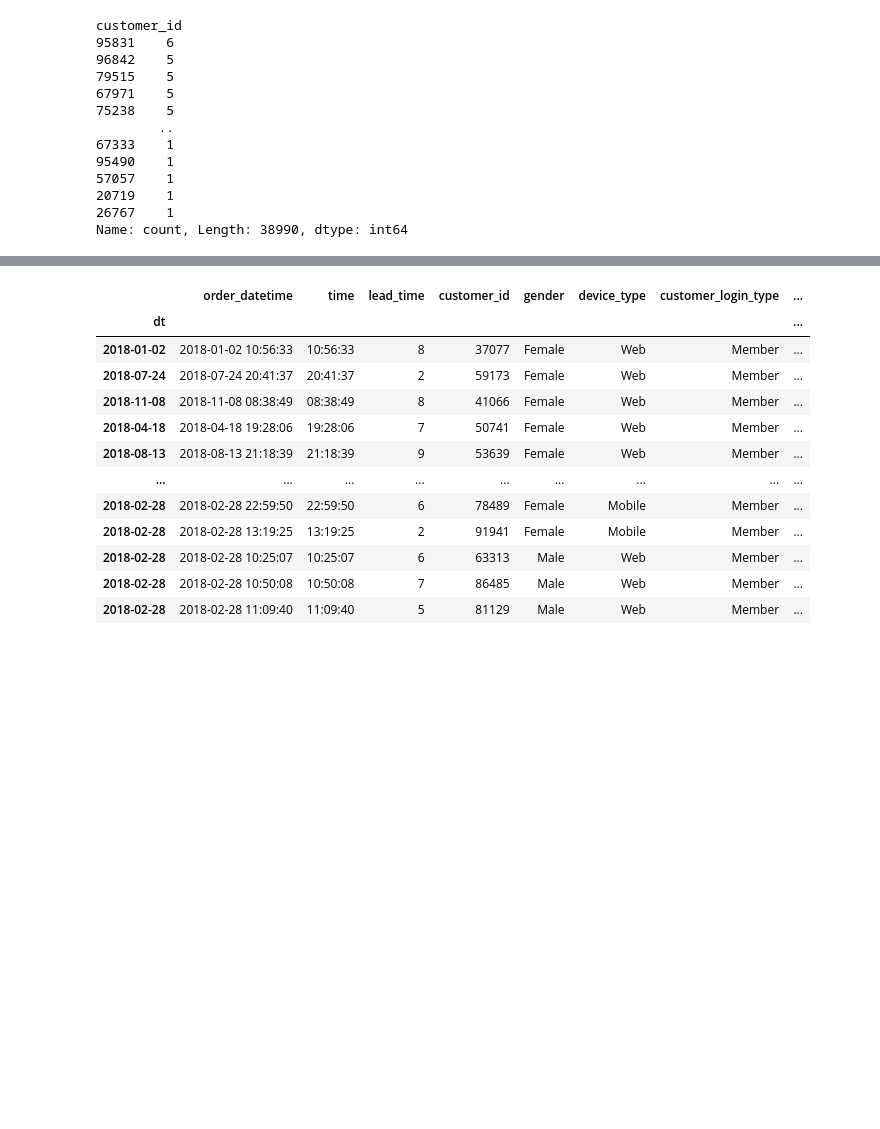
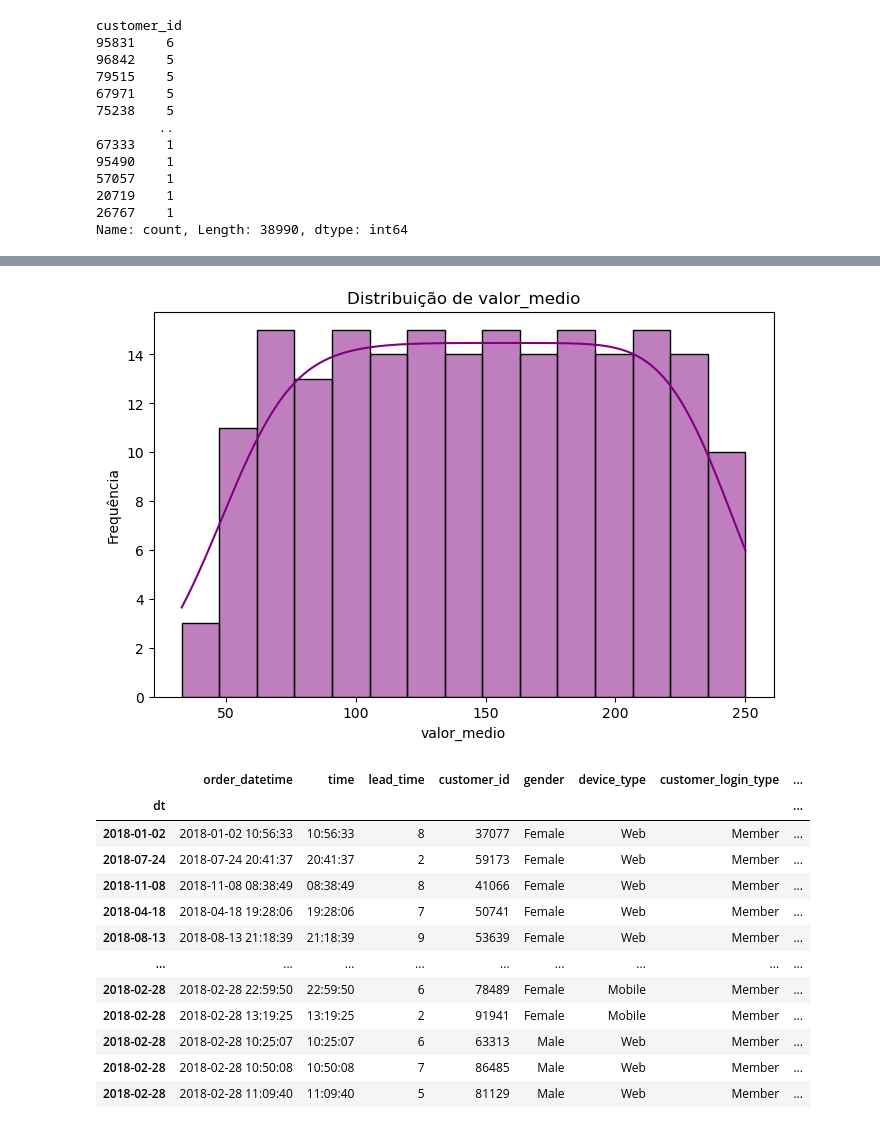
Before and after one commit to JacksonvBarbosa/america_ecommerce, a Jupyter notebook: notebook/03_eda/exploratory_analysis.ipynb, the cells around one changed output, grey strips where cells are left out. Cells and saved outputs as stored; diff of their text form; code cells hidden in the pictures; blank space fills up the shorter version.

```diff
--- a/notebook/03_eda/exploratory_analysis.ipynb
+++ b/notebook/03_eda/exploratory_analysis.ipynb
@@ -449,5 +453,8 @@ customer_id
 Name: count, Length: 38990, dtype: int64
 # %%
 # Ticket médio do compras dos clientes
-df.groupby('customer_id')['sales'].mean().sort_values(ascending=False)
+ticket_medio_compra_cliente = pd.DataFrame(round(df.groupby('customer_id')['sales'].mean()).sort_values(ascending=False).unique())
+ticket_medio_compra_cliente = ticket_medio_compra_cliente.reset_index()
+ticket_medio_compra_cliente.columns = ['indice', 'valor_medio']
+ticket_medio_compra_cliente
 # %% [output]
@@ -467,3 +474,8 @@ Name: sales, Length: 38990, dtype: float64
+# %%
+# Distribuição do preço médio
+grafico_distribuicao(ticket_medio_compra_cliente, column='valor_medio', bins=15)
+# %% [output]
+[figure, added]
 # %%
 df
 # %% [output]
```
Also changed, not shown: parts of 21 cells of this notebook.
